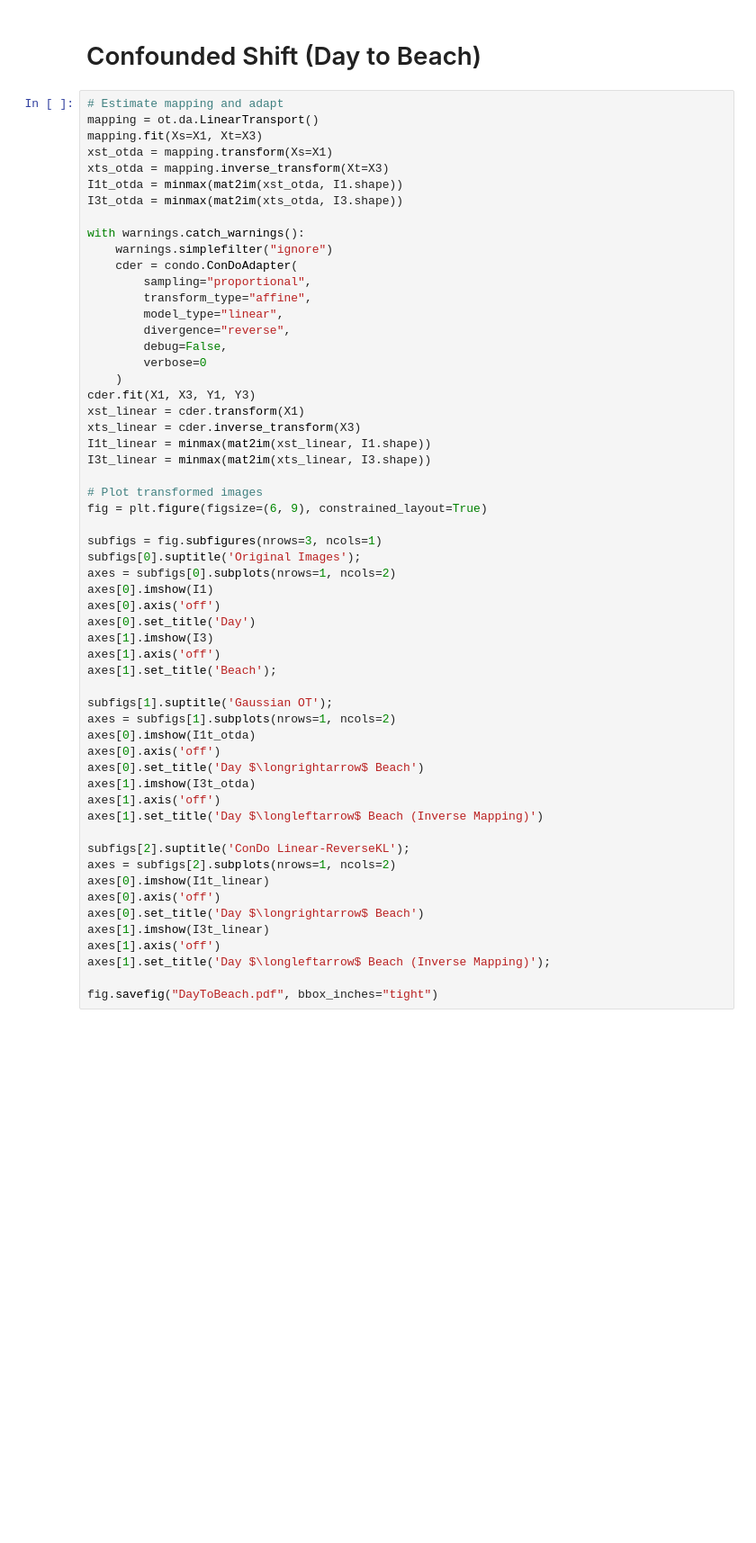
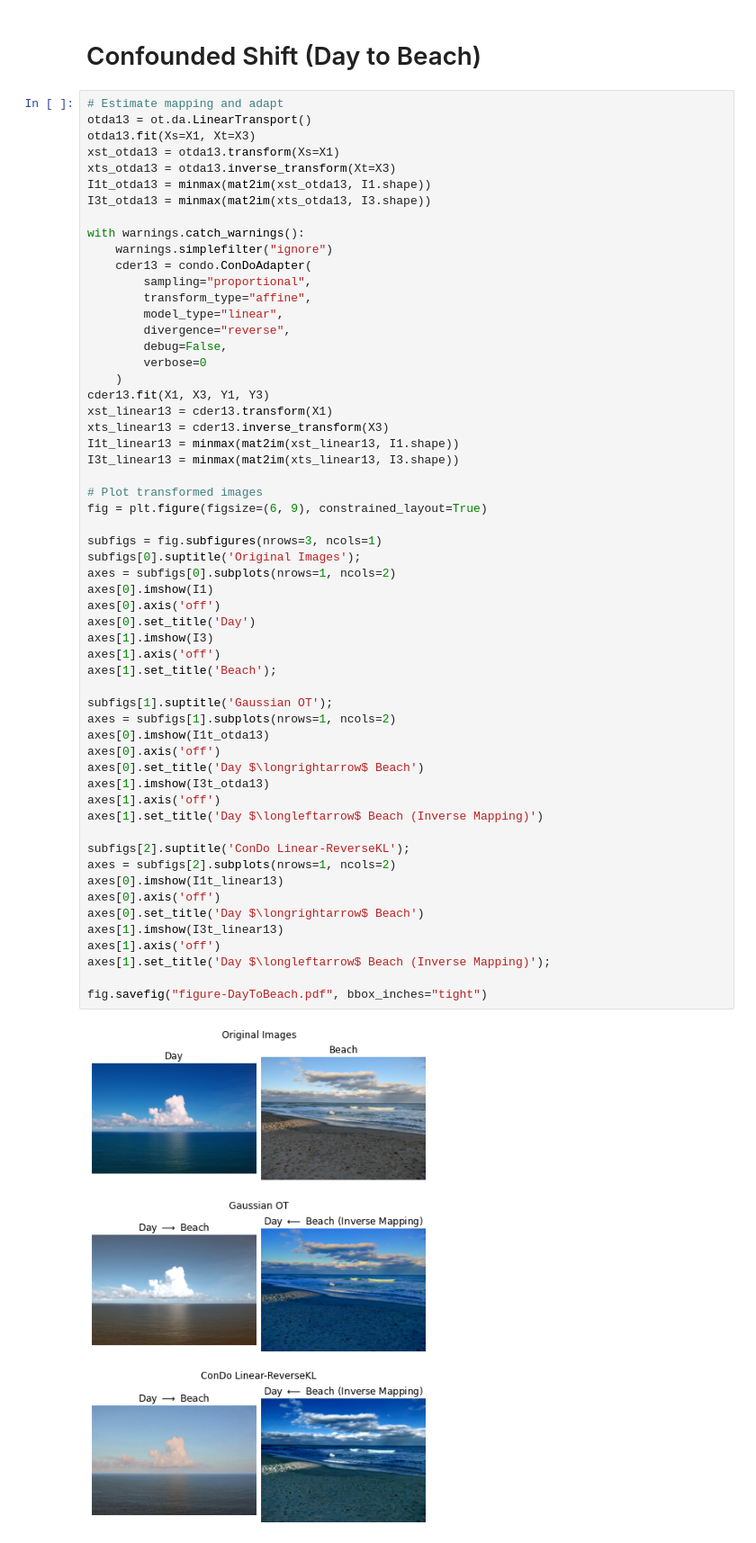
Before and after one commit to calvinmccarter/condo-adapter, a Jupyter notebook: paper/image-color-adaptation.ipynb, the cells around one changed output. Shown at 90% size. Saved outputs shown, nothing was run; the diff lists cells and outputs as text; blank space fills up the shorter version.

Commit message:
done with image color adaptation

```diff
--- a/paper/image-color-adaptation.ipynb
+++ b/paper/image-color-adaptation.ipynb
@@ -135,16 +128,16 @@ fig.savefig("DayToSunset.pdf", bbox_inches="tight")
 # Confounded Shift (Day to Beach)
 # %%
 # Estimate mapping and adapt
-mapping = ot.da.LinearTransport()
-mapping.fit(Xs=X1, Xt=X3)
-xst_otda = mapping.transform(Xs=X1)
-xts_otda = mapping.inverse_transform(Xt=X3)
-I1t_otda = minmax(mat2im(xst_otda, I1.shape))
-I3t_otda = minmax(mat2im(xts_otda, I3.shape))
+otda13 = ot.da.LinearTransport()
+otda13.fit(Xs=X1, Xt=X3)
+xst_otda13 = otda13.transform(Xs=X1)
+xts_otda13 = otda13.inverse_transform(Xt=X3)
+I1t_otda13 = minmax(mat2im(xst_otda13, I1.shape))
+I3t_otda13 = minmax(mat2im(xts_otda13, I3.shape))
 
 with warnings.catch_warnings():
     warnings.simplefilter("ignore")
-    cder = condo.ConDoAdapter(
+    cder13 = condo.ConDoAdapter(
         sampling="proportional",
         transform_type="affine",
         model_type="linear",
@@ -152,41 +145,43 @@ with warnings.catch_warnings():
         debug=False,
         verbose=0
     )
-cder.fit(X1, X3, Y1, Y3)
-xst_linear = cder.transform(X1)
-xts_linear = cder.inverse_transform(X3)
-I1t_linear = minmax(mat2im(xst_linear, I1.shape))
-I3t_linear = minmax(mat2im(xts_linear, I3.shape))
+cder13.fit(X1, X3, Y1, Y3)
+xst_linear13 = cder13.transform(X1)
+xts_linear13 = cder13.inverse_transform(X3)
+I1t_linear13 = minmax(mat2im(xst_linear13, I1.shape))
+I3t_linear13 = minmax(mat2im(xts_linear13, I3.shape))
 
 # Plot transformed images
 fig = plt.figure(figsize=(6, 9), constrained_layout=True)
 
 subfigs = fig.subfigures(nrows=3, ncols=1)
 subfigs[0].suptitle('Original Images');
 axes = subfigs[0].subplots(nrows=1, ncols=2)
 axes[0].imshow(I1)
 axes[0].axis('off')
 axes[0].set_title('Day')
 axes[1].imshow(I3)
 axes[1].axis('off')
 axes[1].set_title('Beach');
 
 subfigs[1].suptitle('Gaussian OT');
 axes = subfigs[1].subplots(nrows=1, ncols=2)
-axes[0].imshow(I1t_otda)
+axes[0].imshow(I1t_otda13)
 axes[0].axis('off')
 axes[0].set_title('Day $\longrightarrow$ Beach')
-axes[1].imshow(I3t_otda)
+axes[1].imshow(I3t_otda13)
 axes[1].axis('off')
 axes[1].set_title('Day $\longleftarrow$ Beach (Inverse Mapping)')
 
 subfigs[2].suptitle('ConDo Linear-ReverseKL');
 axes = subfigs[2].subplots(nrows=1, ncols=2)
-axes[0].imshow(I1t_linear)
+axes[0].imshow(I1t_linear13)
 axes[0].axis('off')
 axes[0].set_title('Day $\longrightarrow$ Beach')
-axes[1].imshow(I3t_linear)
+axes[1].imshow(I3t_linear13)
 axes[1].axis('off')
 axes[1].set_title('Day $\longleftarrow$ Beach (Inverse Mapping)');
 
-fig.savefig("DayToBeach.pdf", bbox_inches="tight")
+fig.savefig("figure-DayToBeach.pdf", bbox_inches="tight")
+# %% [output]
+[figure, added]
```
Also changed, not shown: parts of 9 cells of this notebook, 3 other files.
